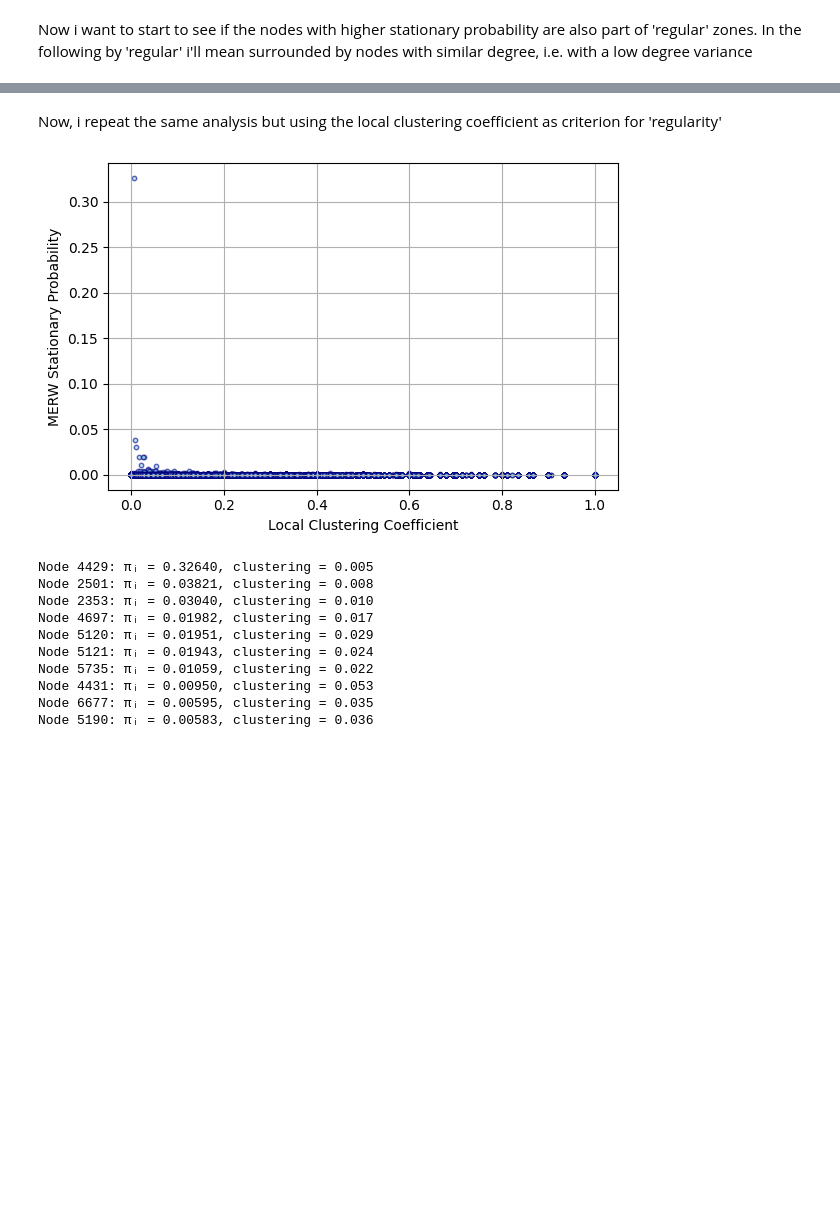
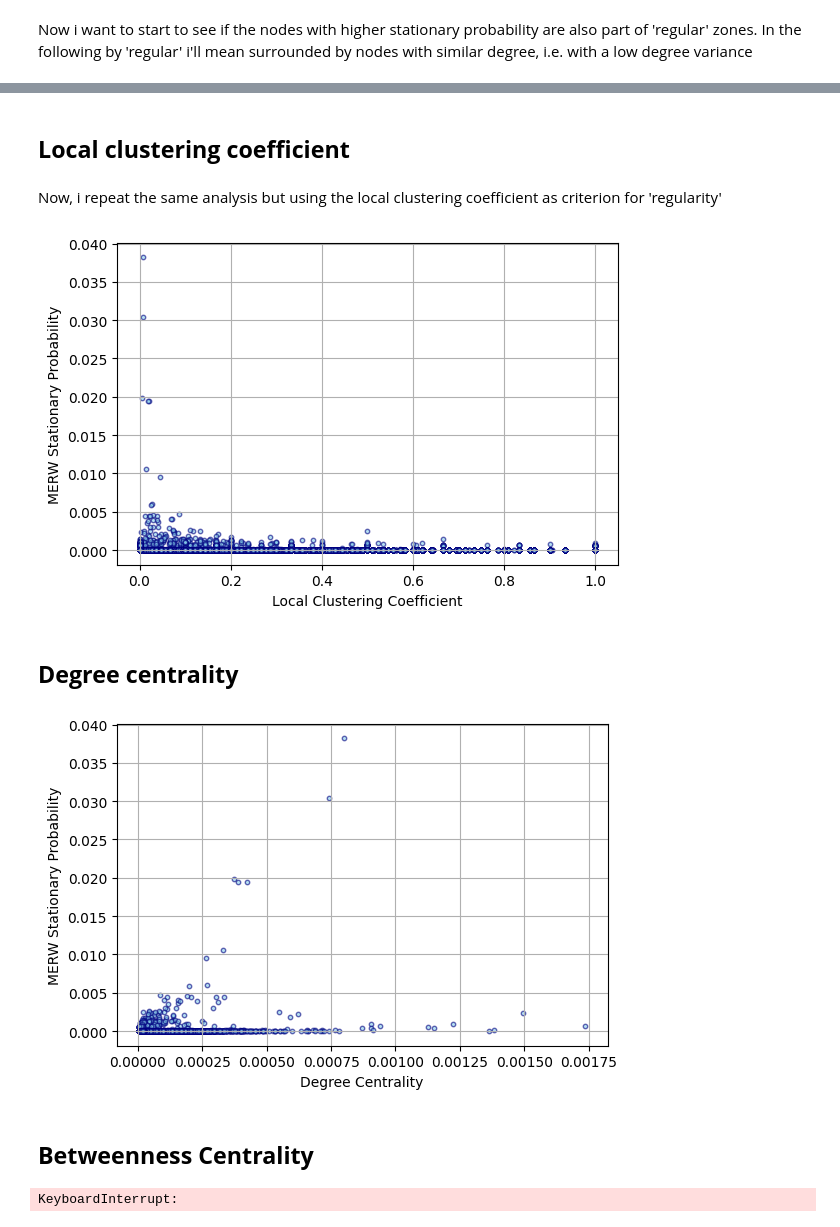
Before and after one commit to EsterCim/MERW-on-networks, a Jupyter notebook: Complex_Networks.ipynb, the cells around one changed output, grey strips where cells are left out. Drawn from its saved outputs; the diff is of its cells as text; code cells hidden in the pictures; blank space fills up the shorter version.

```diff
--- a/Complex_Networks.ipynb
+++ b/Complex_Networks.ipynb
@@ -362,3 +353,5 @@ plt.show()
+# %% [markdown]
+## **Local clustering coefficient**
 # %% [markdown]
 Now, i repeat the same analysis but using the local clustering coefficient as criterion for 'regularity'
 # %%
@@ -367,6 +360,6 @@ clustering = np.array([clustering_dict[n] for n in G_undir.nodes()])
 # %%
 plt.figure(figsize=(6, 4))
-plt.scatter(clustering, pi_merw, alpha=0.6, s=10, c='skyblue', edgecolors='navy')
+plt.scatter(clustering, pi_merw_removed, alpha=0.6, s=10, c='skyblue', edgecolors='navy')
 plt.xlabel("Local Clustering Coefficient")
 plt.ylabel("MERW Stationary Probability")
 #plt.title("MERW vs Local Clustering")
@@ -374,20 +367,27 @@ plt.grid(True)
 plt.tight_layout()
 plt.show()
 # %% [output]
-[figure, old version]
+[figure, new version]
-# %%
-top_k = np.argsort(-pi_merw)[:10]
-top_nodes = [list(G_undir.nodes())[i] for i in top_k]
-for n in top_nodes:
-    print(f"Node {n}: πᵢ = {pi_merw[list(G_undir.nodes()).index(n)]:.5f}, clustering = {clustering_dict[n]:.3f}")
-# %% [output]
-Node 4429: πᵢ = 0.32640, clustering = 0.005
-Node 2501: πᵢ = 0.03821, clustering = 0.008
-Node 2353: πᵢ = 0.03040, clustering = 0.010
-Node 4697: πᵢ = 0.01982, clustering = 0.017
-Node 5120: πᵢ = 0.01951, clustering = 0.029
-Node 5121: πᵢ = 0.01943, clustering = 0.024
-Node 5735: πᵢ = 0.01059, clustering = 0.022
-Node 4431: πᵢ = 0.00950, clustering = 0.053
-Node 6677: πᵢ = 0.00595, clustering = 0.035
-Node 5190: πᵢ = 0.00583, clustering = 0.036
+# %% [markdown]
+## **Degree centrality**
+# %%
+deg_centrality_dict = nx.degree_centrality(G_removed)
+deg_centrality = np.array([deg_centrality_dict[n] for n in G_removed.nodes()])
+# %%
+plt.figure(figsize=(6, 4))
+plt.scatter(deg_centrality, pi_merw_removed, alpha=0.6, s=10, c='skyblue', edgecolors='navy')
+plt.xlabel("Degree Centrality")
+plt.ylabel("MERW Stationary Probability")
+#plt.title("MERW vs Local Clustering")
+plt.grid(True)
+plt.tight_layout()
+plt.show()
+# %% [output]
+[figure, added]
+# %% [markdown]
+## **Betweenness Centrality**
+# %%
+betweenness_dict = nx.betweenness_centrality(G_removed)
+betweenness = np.array([betweenness_dict[n] for n in G_removed.nodes()])
+# %% [output]
+KeyboardInterrupt:
```
Also changed, not shown: parts of 17 cells of this notebook.
